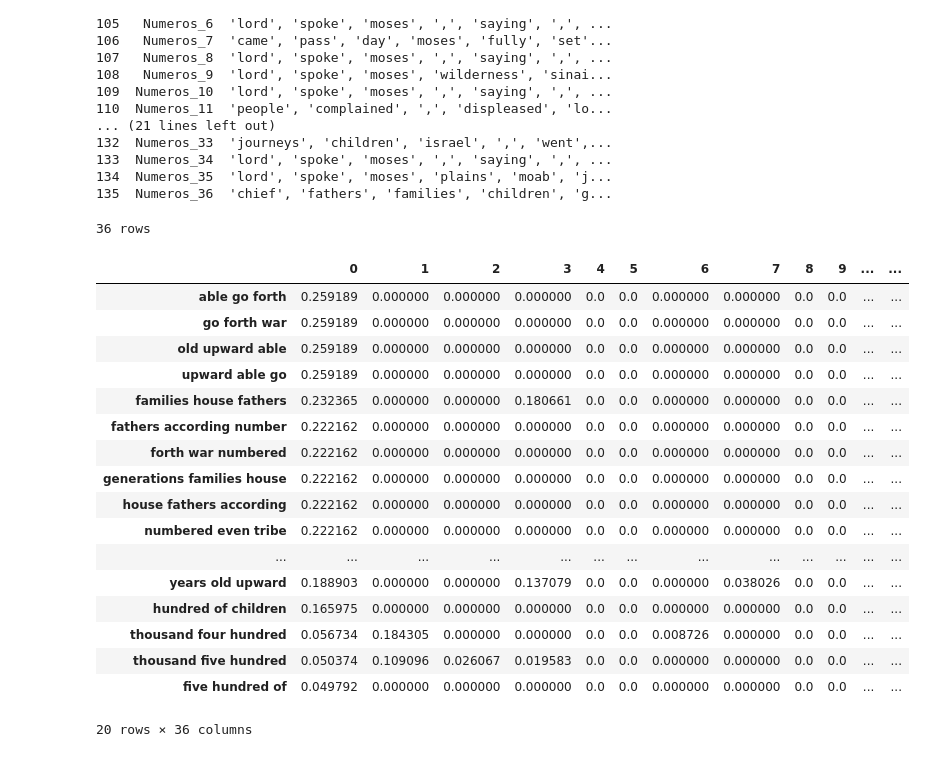
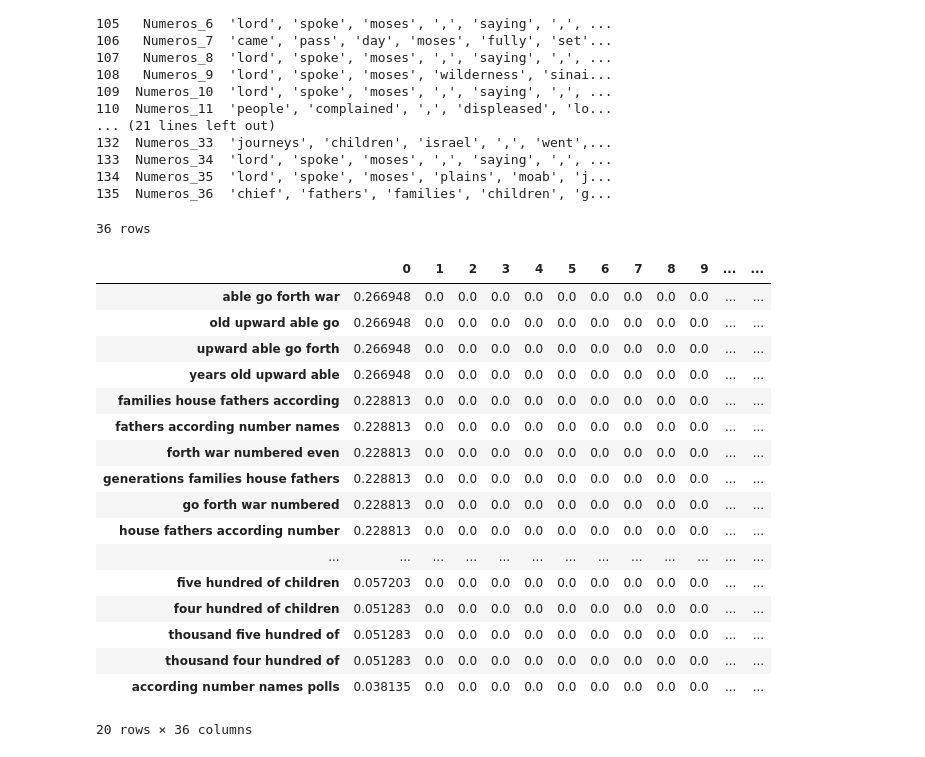
Before and after one commit to Bruno-cesar-dout/Versao_de_experimentos, a Jupyter notebook: Experimento_Numeros.ipynb, the cells around one changed output. Saved outputs shown, nothing was run; the diff lists cells and outputs as text; code cells hidden in the pictures.

```diff
--- a/Experimento_Numeros.ipynb
+++ b/Experimento_Numeros.ipynb
@@ -171,33 +171,33 @@ print(df)
 # %%
 corpus = df['Livro'].tolist()
 # %%
-vectorizer = TfidfVectorizer(ngram_range=(3,3))
+vectorizer = TfidfVectorizer(ngram_range=(4,4))
 X = vectorizer.fit_transform(corpus)
 tf_idf = pd.DataFrame(data = X.toarray(), columns=vectorizer.get_feature_names())
 
 final_df = tf_idf
 
 print("{} rows".format(final_df.shape[0]))
 final_df.T.nlargest(20, 0)
 # %% [output]
 36 rows
 |  | 0 | 1 | 2 | 3 | 4 | 5 | 6 | 7 | 8 | 9 | ... | ... |
-| able go forth | 0.259189 | 0.000000 | 0.000000 | 0.000000 | 0.0 | 0.0 | 0.000000 | 0.000000 | 0.0 | 0.0 | ... | ... |
-| go forth war | 0.259189 | 0.000000 | 0.000000 | 0.000000 | 0.0 | 0.0 | 0.000000 | 0.000000 | 0.0 | 0.0 | ... | ... |
-| old upward able | 0.259189 | 0.000000 | 0.000000 | 0.000000 | 0.0 | 0.0 | 0.000000 | 0.000000 | 0.0 | 0.0 | ... | ... |
-| upward able go | 0.259189 | 0.000000 | 0.000000 | 0.000000 | 0.0 | 0.0 | 0.000000 | 0.000000 | 0.0 | 0.0 | ... | ... |
-| families house fathers | 0.232365 | 0.000000 | 0.000000 | 0.180661 | 0.0 | 0.0 | 0.000000 | 0.000000 | 0.0 | 0.0 | ... | ... |
-| fathers according number | 0.222162 | 0.000000 | 0.000000 | 0.000000 | 0.0 | 0.0 | 0.000000 | 0.000000 | 0.0 | 0.0 | ... | ... |
-| forth war numbered | 0.222162 | 0.000000 | 0.000000 | 0.000000 | 0.0 | 0.0 | 0.000000 | 0.000000 | 0.0 | 0.0 | ... | ... |
-| generations families house | 0.222162 | 0.000000 | 0.000000 | 0.000000 | 0.0 | 0.0 | 0.000000 | 0.000000 | 0.0 | 0.0 | ... | ... |
-| house fathers according | 0.222162 | 0.000000 | 0.000000 | 0.000000 | 0.0 | 0.0 | 0.000000 | 0.000000 | 0.0 | 0.0 | ... | ... |
-| numbered even tribe | 0.222162 | 0.000000 | 0.000000 | 0.000000 | 0.0 | 0.0 | 0.000000 | 0.000000 | 0.0 | 0.0 | ... | ... |
+| able go forth war | 0.266948 | 0.0 | 0.0 | 0.0 | 0.0 | 0.0 | 0.0 | 0.0 | 0.0 | 0.0 | ... | ... |
+| old upward able go | 0.266948 | 0.0 | 0.0 | 0.0 | 0.0 | 0.0 | 0.0 | 0.0 | 0.0 | 0.0 | ... | ... |
+| upward able go forth | 0.266948 | 0.0 | 0.0 | 0.0 | 0.0 | 0.0 | 0.0 | 0.0 | 0.0 | 0.0 | ... | ... |
+| years old upward able | 0.266948 | 0.0 | 0.0 | 0.0 | 0.0 | 0.0 | 0.0 | 0.0 | 0.0 | 0.0 | ... | ... |
+| families house fathers according | 0.228813 | 0.0 | 0.0 | 0.0 | 0.0 | 0.0 | 0.0 | 0.0 | 0.0 | 0.0 | ... | ... |
+| fathers according number names | 0.228813 | 0.0 | 0.0 | 0.0 | 0.0 | 0.0 | 0.0 | 0.0 | 0.0 | 0.0 | ... | ... |
+| forth war numbered even | 0.228813 | 0.0 | 0.0 | 0.0 | 0.0 | 0.0 | 0.0 | 0.0 | 0.0 | 0.0 | ... | ... |
+| generations families house fathers | 0.228813 | 0.0 | 0.0 | 0.0 | 0.0 | 0.0 | 0.0 | 0.0 | 0.0 | 0.0 | ... | ... |
+| go forth war numbered | 0.228813 | 0.0 | 0.0 | 0.0 | 0.0 | 0.0 | 0.0 | 0.0 | 0.0 | 0.0 | ... | ... |
+| house fathers according number | 0.228813 | 0.0 | 0.0 | 0.0 | 0.0 | 0.0 | 0.0 | 0.0 | 0.0 | 0.0 | ... | ... |
 | ... | ... | ... | ... | ... | ... | ... | ... | ... | ... | ... | ... | ... |
-| years old upward | 0.188903 | 0.000000 | 0.000000 | 0.137079 | 0.0 | 0.0 | 0.000000 | 0.038026 | 0.0 | 0.0 | ... | ... |
-| hundred of children | 0.165975 | 0.000000 | 0.000000 | 0.000000 | 0.0 | 0.0 | 0.000000 | 0.000000 | 0.0 | 0.0 | ... | ... |
-| thousand four hundred | 0.056734 | 0.184305 | 0.000000 | 0.000000 | 0.0 | 0.0 | 0.008726 | 0.000000 | 0.0 | 0.0 | ... | ... |
-| thousand five hundred | 0.050374 | 0.109096 | 0.026067 | 0.019583 | 0.0 | 0.0 | 0.000000 | 0.000000 | 0.0 | 0.0 | ... | ... |
-| five hundred of | 0.049792 | 0.000000 | 0.000000 | 0.000000 | 0.0 | 0.0 | 0.000000 | 0.000000 | 0.0 | 0.0 | ... | ... |
+| five hundred of children | 0.057203 | 0.0 | 0.0 | 0.0 | 0.0 | 0.0 | 0.0 | 0.0 | 0.0 | 0.0 | ... | ... |
+| four hundred of children | 0.051283 | 0.0 | 0.0 | 0.0 | 0.0 | 0.0 | 0.0 | 0.0 | 0.0 | 0.0 | ... | ... |
+| thousand five hundred of | 0.051283 | 0.0 | 0.0 | 0.0 | 0.0 | 0.0 | 0.0 | 0.0 | 0.0 | 0.0 | ... | ... |
+| thousand four hundred of | 0.051283 | 0.0 | 0.0 | 0.0 | 0.0 | 0.0 | 0.0 | 0.0 | 0.0 | 0.0 | ... | ... |
+| according number names polls | 0.038135 | 0.0 | 0.0 | 0.0 | 0.0 | 0.0 | 0.0 | 0.0 | 0.0 | 0.0 | ... | ... |
 20 rows × 36 columns
 # %%
 def run_KMeans(max_k, data):
```
Also changed, not shown: parts of 7 cells of this notebook.
